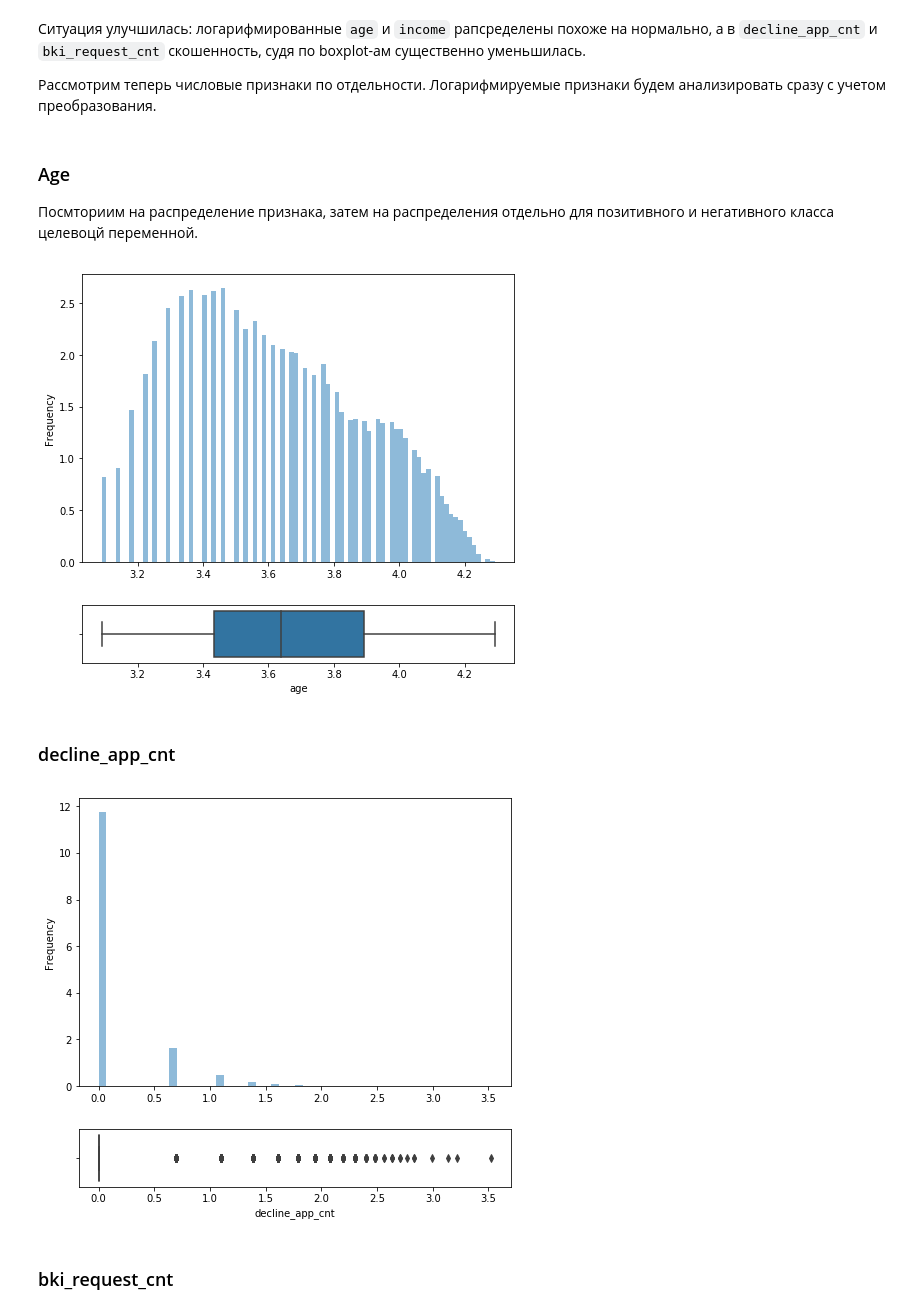
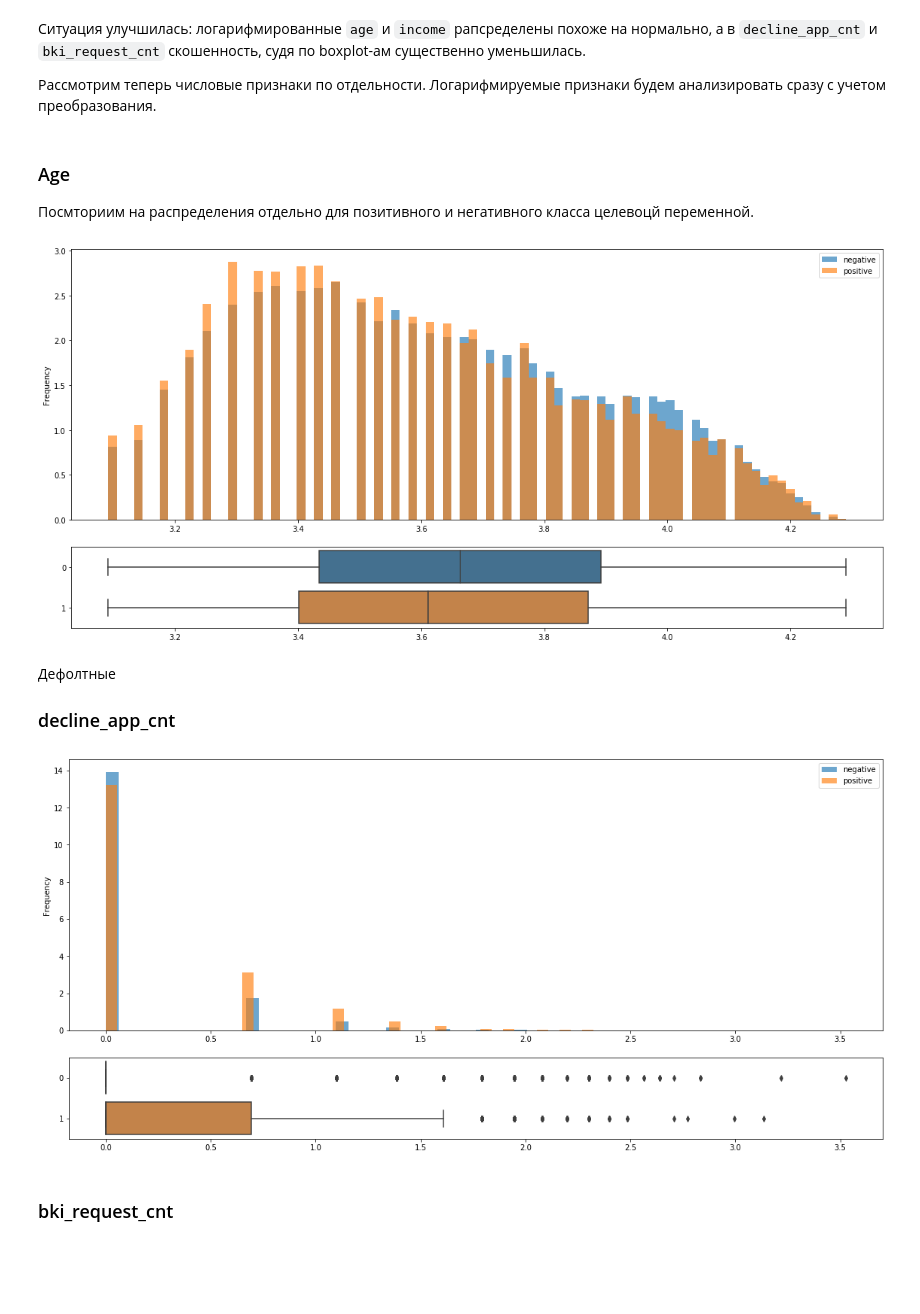
Before and after one commit to Urusut/IvanovDmitryV, a Jupyter notebook: Unit_5/Project_4.ipynb, the cells around one changed output. Cells and saved outputs as stored; diff of their text form; code cells hidden in the pictures; blank space fills up the shorter version.

```diff
--- a/Unit_5/Project_4.ipynb
+++ b/Unit_5/Project_4.ipynb
@@ -82,21 +82,27 @@ def nums_visualisation(df,annotation=False):
 
     plt.tight_layout()
 
-def num_visualisation(row):
+def num_visualisation(row,hue):
+    row1 = row[hue==0]
+    row2 = row[hue==1]
+
     min_diff = pd.Series(row.unique()).sort_values().diff().min()
     bins = min(int((row.max()-row.min()) / min_diff),100)
     bins_range = row.min()-min_diff/2 ,row.max()+min_diff/2
 
-    fig = plt.figure()
+    fig = plt.figure(figsize=(15,5))
 
-    ax1 = fig.add_axes([0, 0.35, 1, 1])
-    row.plot.hist(bins=bins,density=True,alpha = 0.5)
+    ax1 = fig.add_axes([0, 0.4, 1, 1])
+    row1.plot.hist(bins=bins,density=True,alpha = 0.65)
+    row2.plot.hist(bins=bins,density=True,alpha = 0.65)
+    plt.legend(['negative','positive'])
 
-    ax2 = fig.add_axes([0, 0, 1, 0.2])
+    ax2 = fig.add_axes([0, 0, 1, 0.30])
     ax1.get_shared_x_axes().join(ax1, ax2)
-    sns.boxplot(x=row)
+    sns.boxplot(data = [row1,row2],orient='h',saturation = 0.5)
 
-    plt.tight_layout()
+
+
 
 
 def pre_process(df):
@@ -216,17 +222,20 @@ nums_visualisation(np.log(data[num_cols.drop('client_id')]+1))
 Рассмотрим теперь числовые признаки по отдельности. Логарифмируемые признаки будем анализировать сразу с учетом преобразования.
 # %% [markdown]
 ### Age
-Посмториим на распределение признака, затем на распределения отдельно для позитивного и негативного класса целевоцй переменной.
+
+Посмториим на распределения отдельно для позитивного и негативного класса целевоцй переменной.
 # %%
-num_visualisation(np.log(data.age+1))
+num_visualisation(np.log(data.age+1),data.default)
 # %% [output]
-[figure, old version]
+[figure, new version]
 # %% [markdown]
+Дефолтные
+
 ### decline_app_cnt
 # %%
-num_visualisation(np.log(data.decline_app_cnt+1))
+num_visualisation(np.log(data.decline_app_cnt+1),data.default)
 # %% [output]
-[figure, old version]
+[figure, new version]
 # %% [markdown]
 ### bki_request_cnt
 # %%
```
Also changed, not shown: parts of 11 cells of this notebook, 1 other file.
